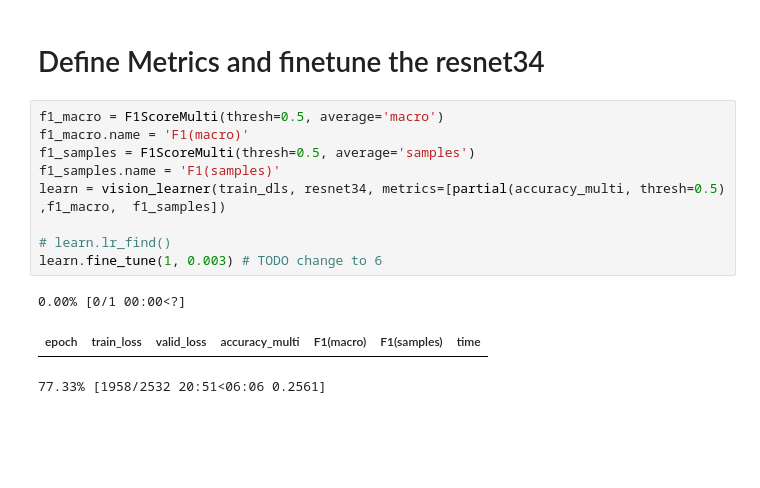
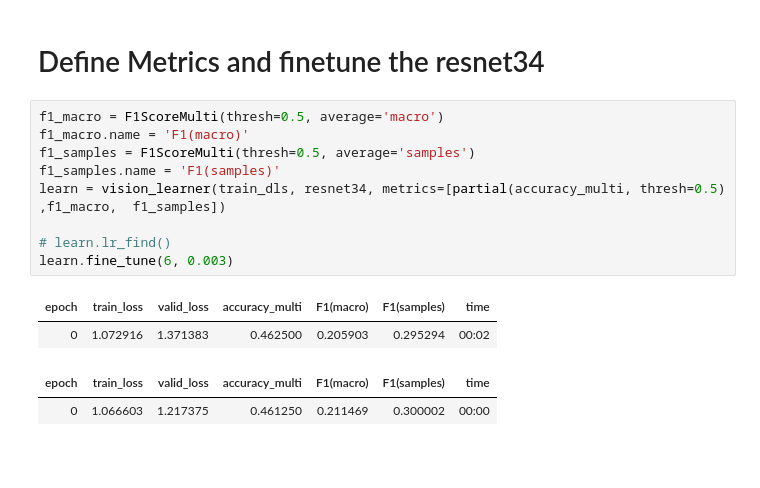
Before and after one commit to Tommel71/FindWally, a Jupyter notebook: Datathon_Notebook.ipynb, the cells around one changed output. Cells and saved outputs as stored; diff of their text form.

```diff
--- a/Datathon_Notebook.ipynb
+++ b/Datathon_Notebook.ipynb
@@ -71,16 +75,17 @@ So `number_workers` is changed to 0 to avoid getting stuck
 # %%
 f1_macro = F1ScoreMulti(thresh=0.5, average='macro')
 f1_macro.name = 'F1(macro)'
 f1_samples = F1ScoreMulti(thresh=0.5, average='samples')
 f1_samples.name = 'F1(samples)'
 learn = vision_learner(train_dls, resnet34, metrics=[partial(accuracy_multi, thresh=0.5) ,f1_macro,  f1_samples])
 
 # learn.lr_find()
-learn.fine_tune(1, 0.003) # TODO change to 6
+learn.fine_tune(6, 0.003)
 # %% [output]
-0.00% [0/1 00:00<?]
 | epoch | train_loss | valid_loss | accuracy_multi | F1(macro) | F1(samples) | time |
+| 0 | 1.072916 | 1.371383 | 0.462500 | 0.205903 | 0.295294 | 00:02 |
-77.33% [1958/2532 20:51<06:06 0.2561]
+| epoch | train_loss | valid_loss | accuracy_multi | F1(macro) | F1(samples) | time |
+| 0 | 1.066603 | 1.217375 | 0.461250 | 0.211469 | 0.300002 | 00:00 |
 # %% [markdown]
 #
 # %%
```
Also changed, not shown: parts of 10 cells of this notebook, 4 other files.
